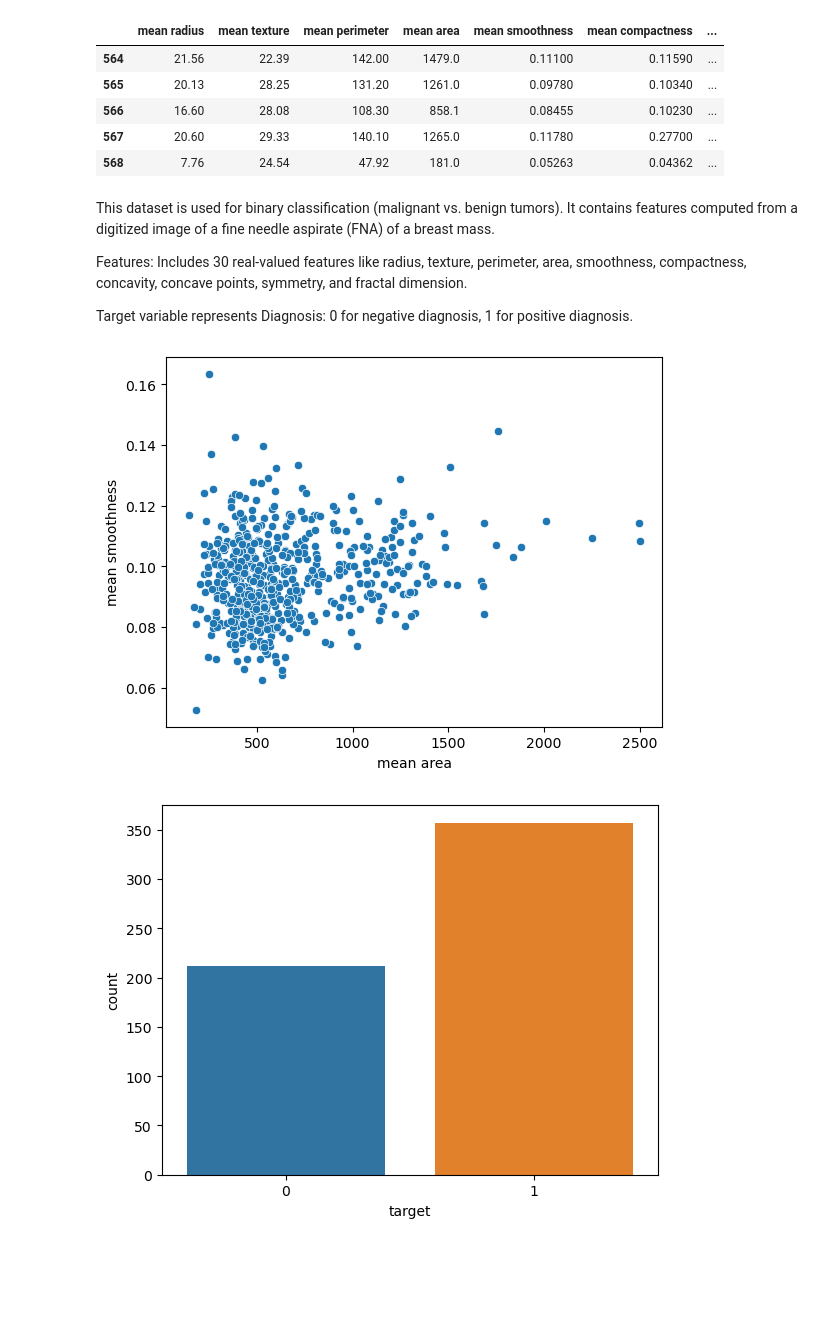
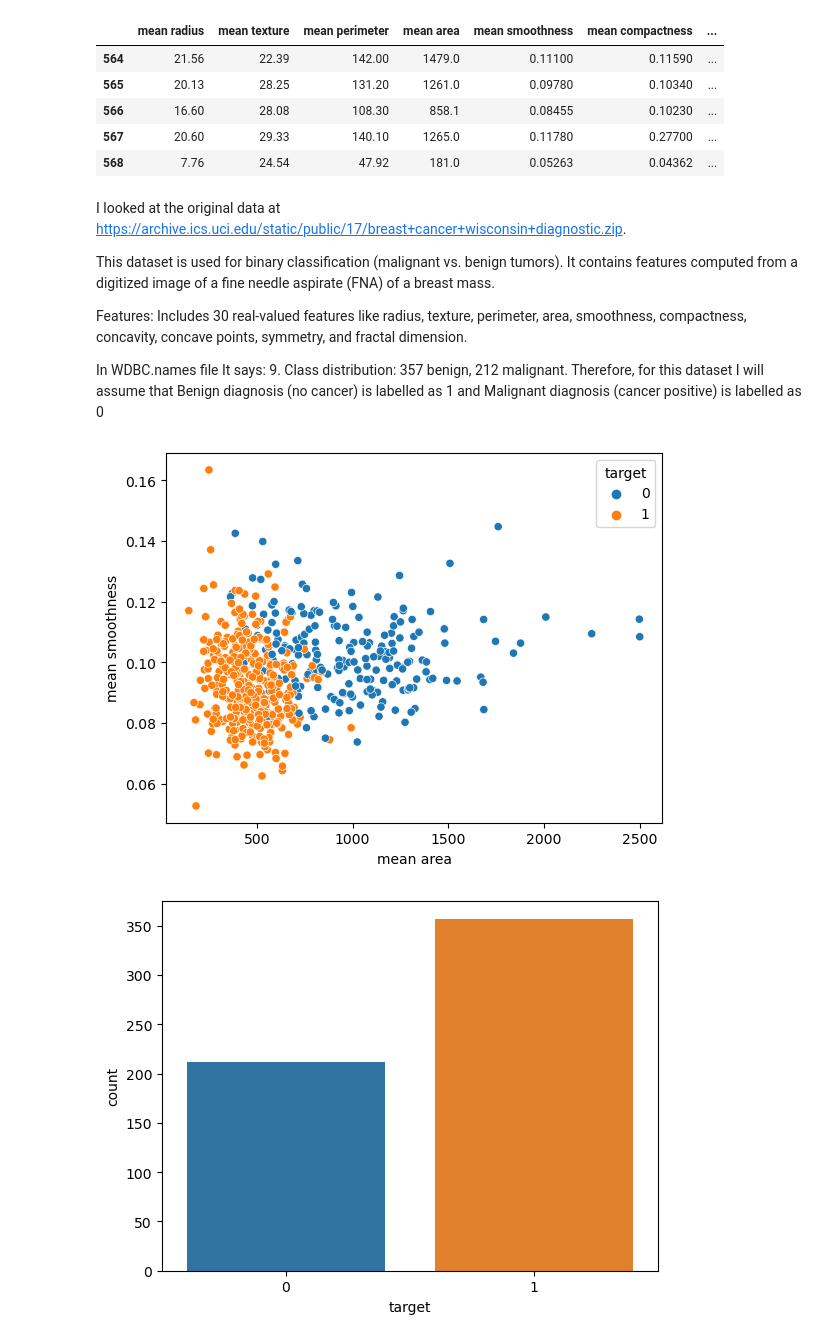
Before and after one commit to easgarli/datascience_bootcamp, a Jupyter notebook: Data Module Projects-2024-july/EDA Project/EDA Project_Elnur_Asgarli.ipynb, the cells around one changed output. Cells and saved outputs as stored; diff of their text form; code cells hidden in the pictures; blank space fills up the shorter version.

```diff
--- a/Data Module Projects-2024-july/EDA Project/EDA Project_Elnur_Asgarli.ipynb
+++ b/Data Module Projects-2024-july/EDA Project/EDA Project_Elnur_Asgarli.ipynb
@@ -1094,17 +1084,19 @@ df_can.tail()
 | 567 | 20.60 | 29.33 | 140.10 | 1265.0 | 0.11780 | 0.27700 | ... |
 | 568 | 7.76 | 24.54 | 47.92 | 181.0 | 0.05263 | 0.04362 | ... |
 # %% [markdown]
+I looked at the original data at https://archive.ics.uci.edu/static/public/17/breast+cancer+wisconsin+diagnostic.zip.
+
 This dataset is used for binary classification (malignant vs. benign tumors). It contains features computed from a digitized image of a fine needle aspirate (FNA) of a breast mass.
 
 Features: Includes 30 real-valued features like radius, texture, perimeter, area, smoothness, compactness, concavity, concave points, symmetry, and fractal dimension.
 
-Target variable represents Diagnosis: 0 for negative diagnosis, 1 for positive diagnosis.
+In WDBC.names file  It says: 9. Class distribution: 357 benign, 212 malignant. Therefore, for this dataset I will assume that Benign diagnosis (no cancer) is labelled as 1 and Malignant diagnosis (cancer positive) is labelled as 0
 # %%
 # Plot scatter plot between mean area and mean smoothness
-sns.scatterplot(x='mean area', y='mean smoothness', data=df_can)
+sns.scatterplot(x='mean area', y='mean smoothness', hue='target', data=df_can)
 plt.show()
 # %% [output]
-[figure, old version]
+[figure, new version]
 # %%
 # Let's print out countplot to know how many samples belong to class #0 and #1
 sns.countplot(x='target', data=df_can)
```
Also changed, not shown: parts of 7 cells of this notebook.
